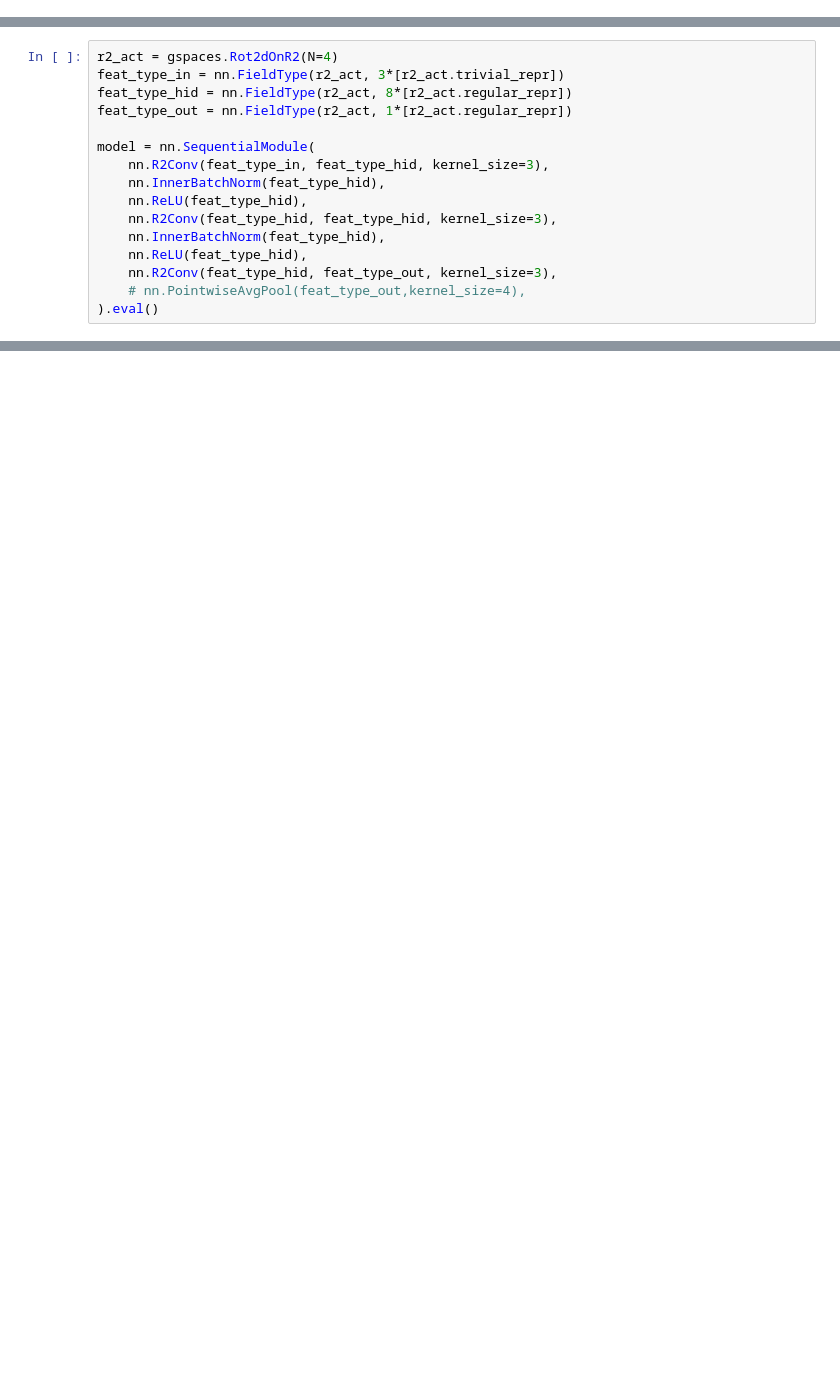
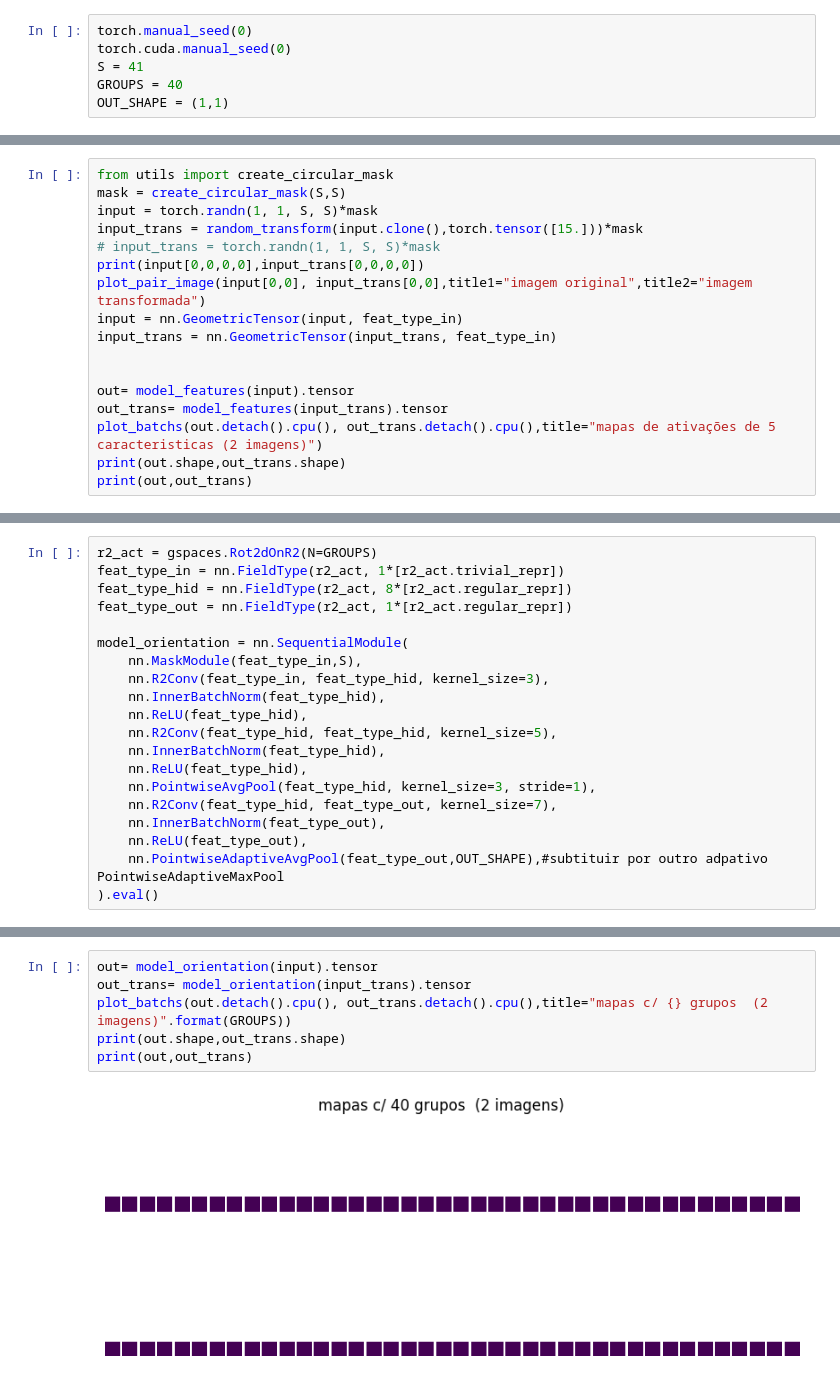
Before and after one commit to binarycode11/singular-points, a Jupyter notebook: simples_pointwise.ipynb, the cells around one changed output, grey strips where cells are left out. Saved outputs shown, nothing was run; the diff lists cells and outputs as text; blank space fills up the shorter version.

```diff
--- a/simples_pointwise.ipynb
+++ b/simples_pointwise.ipynb
@@ -6,0 +40,6 @@ from matplotlib import pyplot as plt
+# %%
+torch.manual_seed(0)
+torch.cuda.manual_seed(0)
+S = 41
+GROUPS = 40
+OUT_SHAPE = (1,1)
@@ -6,0 +69,17 @@ from matplotlib import pyplot as plt
+# %%
+from utils import create_circular_mask
+mask = create_circular_mask(S,S)
+input = torch.randn(1, 1, S, S)*mask
+input_trans = random_transform(input.clone(),torch.tensor([15.]))*mask
+# input_trans = torch.randn(1, 1, S, S)*mask
+print(input[0,0,0,0],input_trans[0,0,0,0])
+plot_pair_image(input[0,0], input_trans[0,0],title1="imagem original",title2="imagem transformada")
+input = nn.GeometricTensor(input, feat_type_in)
+input_trans = nn.GeometricTensor(input_trans, feat_type_in)
+
+
+out= model_features(input).tensor
+out_trans= model_features(input_trans).tensor
+plot_batchs(out.detach().cpu(), out_trans.detach().cpu(),title="mapas de ativações de 5 caracteristicas (2 imagens)")
+print(out.shape,out_trans.shape)
+print(out,out_trans)
@@ -7,16 +107,20 @@ from matplotlib import pyplot as plt
 # %%
-r2_act = gspaces.Rot2dOnR2(N=4)
-feat_type_in = nn.FieldType(r2_act, 3*[r2_act.trivial_repr])
+r2_act = gspaces.Rot2dOnR2(N=GROUPS)
+feat_type_in = nn.FieldType(r2_act, 1*[r2_act.trivial_repr])
 feat_type_hid = nn.FieldType(r2_act, 8*[r2_act.regular_repr])
 feat_type_out = nn.FieldType(r2_act, 1*[r2_act.regular_repr])
 
-model = nn.SequentialModule(
+model_orientation = nn.SequentialModule(
+    nn.MaskModule(feat_type_in,S),
     nn.R2Conv(feat_type_in, feat_type_hid, kernel_size=3),
     nn.InnerBatchNorm(feat_type_hid),
     nn.ReLU(feat_type_hid),
-    nn.R2Conv(feat_type_hid, feat_type_hid, kernel_size=3),
+    nn.R2Conv(feat_type_hid, feat_type_hid, kernel_size=5),
     nn.InnerBatchNorm(feat_type_hid),
     nn.ReLU(feat_type_hid),
-    nn.R2Conv(feat_type_hid, feat_type_out, kernel_size=3),
-    # nn.PointwiseAvgPool(feat_type_out,kernel_size=4),
+    nn.PointwiseAvgPool(feat_type_hid, kernel_size=3, stride=1),
+    nn.R2Conv(feat_type_hid, feat_type_out, kernel_size=7),
+    nn.InnerBatchNorm(feat_type_out),
+    nn.ReLU(feat_type_out),
+    nn.PointwiseAdaptiveAvgPool(feat_type_out,OUT_SHAPE),#subtituir por outro adpativo PointwiseAdaptiveMaxPool
 ).eval()
@@ -169,0 +127,8 @@ import math
+# %%
+out= model_orientation(input).tensor
+out_trans= model_orientation(input_trans).tensor
+plot_batchs(out.detach().cpu(), out_trans.detach().cpu(),title="mapas c/ {} grupos  (2 imagens)".format(GROUPS))
+print(out.shape,out_trans.shape)
+print(out,out_trans)
+# %% [output]
+[figure, added]
```
Also changed, not shown: parts of 14 cells of this notebook, 3 other files.
